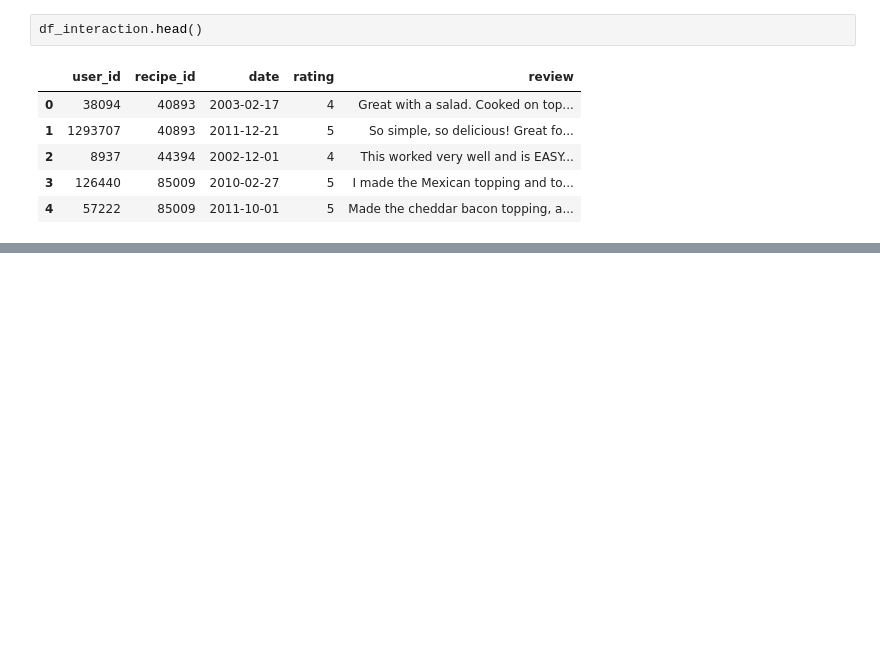
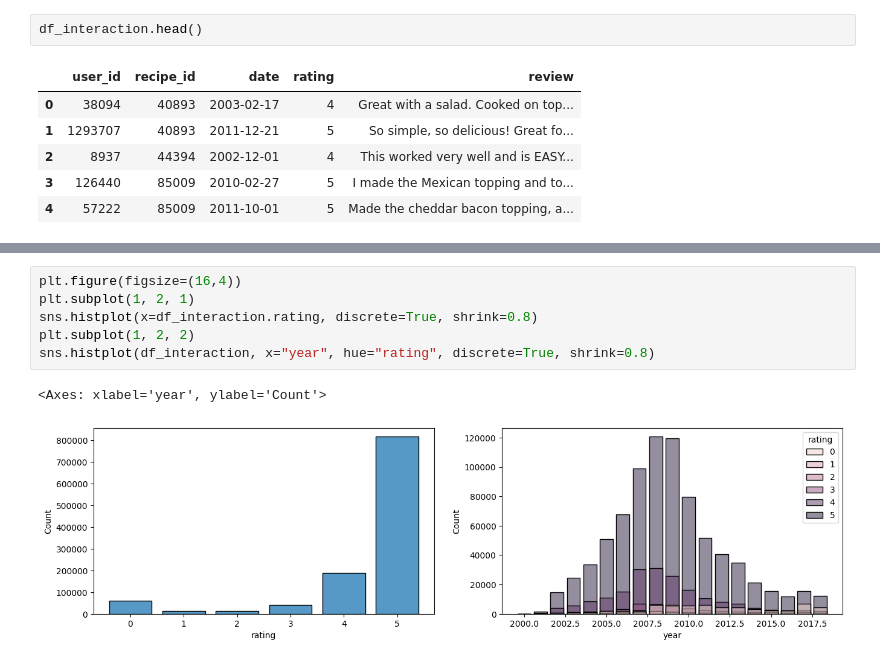
Before and after one commit to shanoether/kit_big_data_mangetamain, a Jupyter notebook: notebook/load_data.ipynb, the cells around one changed output, grey strips where cells are left out. Cells and saved outputs as stored; diff of their text form; blank space fills up the shorter version.

```diff
--- a/notebook/load_data.ipynb
+++ b/notebook/load_data.ipynb
@@ -24,0 +48,9 @@ df_recipe.head()
+# %%
+plt.figure(figsize=(16,4))
+plt.subplot(1, 2, 1)
+sns.histplot(x=df_interaction.rating, discrete=True, shrink=0.8)
+plt.subplot(1, 2, 2)
+sns.histplot(df_interaction, x="year", hue="rating", discrete=True, shrink=0.8)
+# %% [output]
+<Axes: xlabel='year', ylabel='Count'>
+[figure, added]
```
Also changed, not shown: parts of 10 cells of this notebook, 11 other files.
